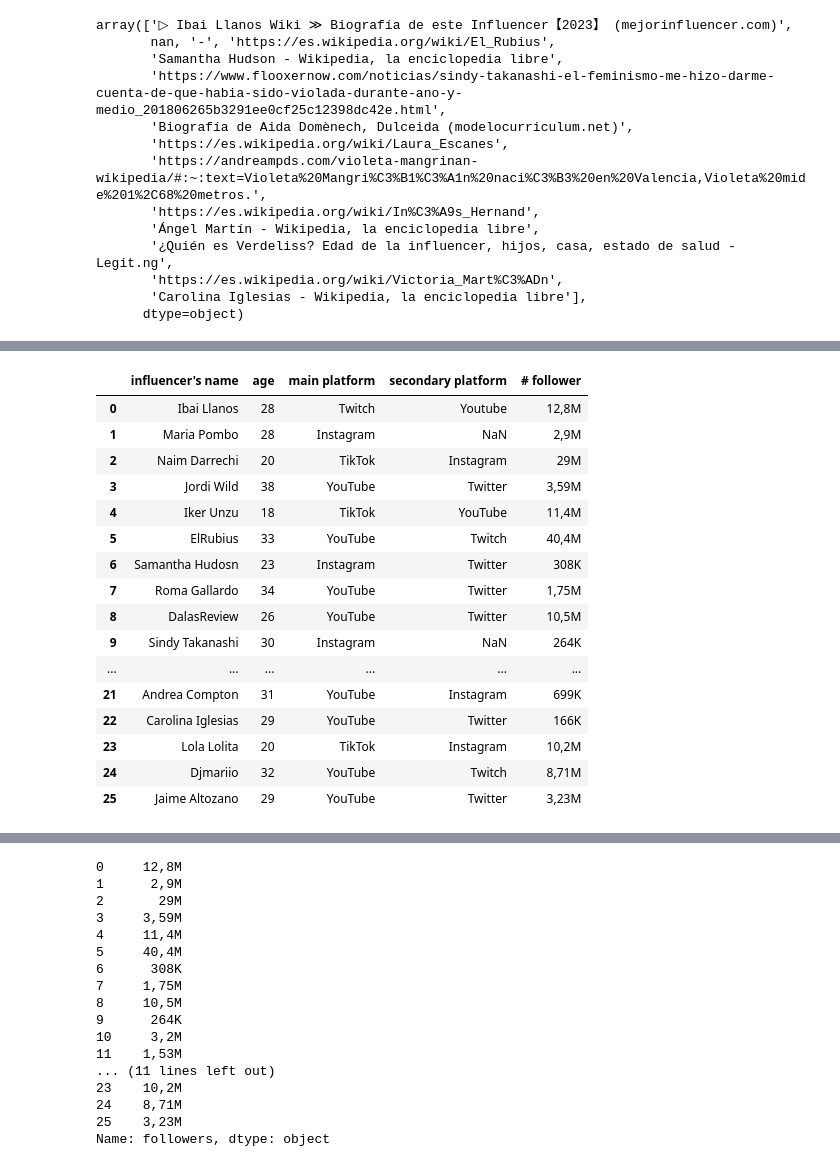
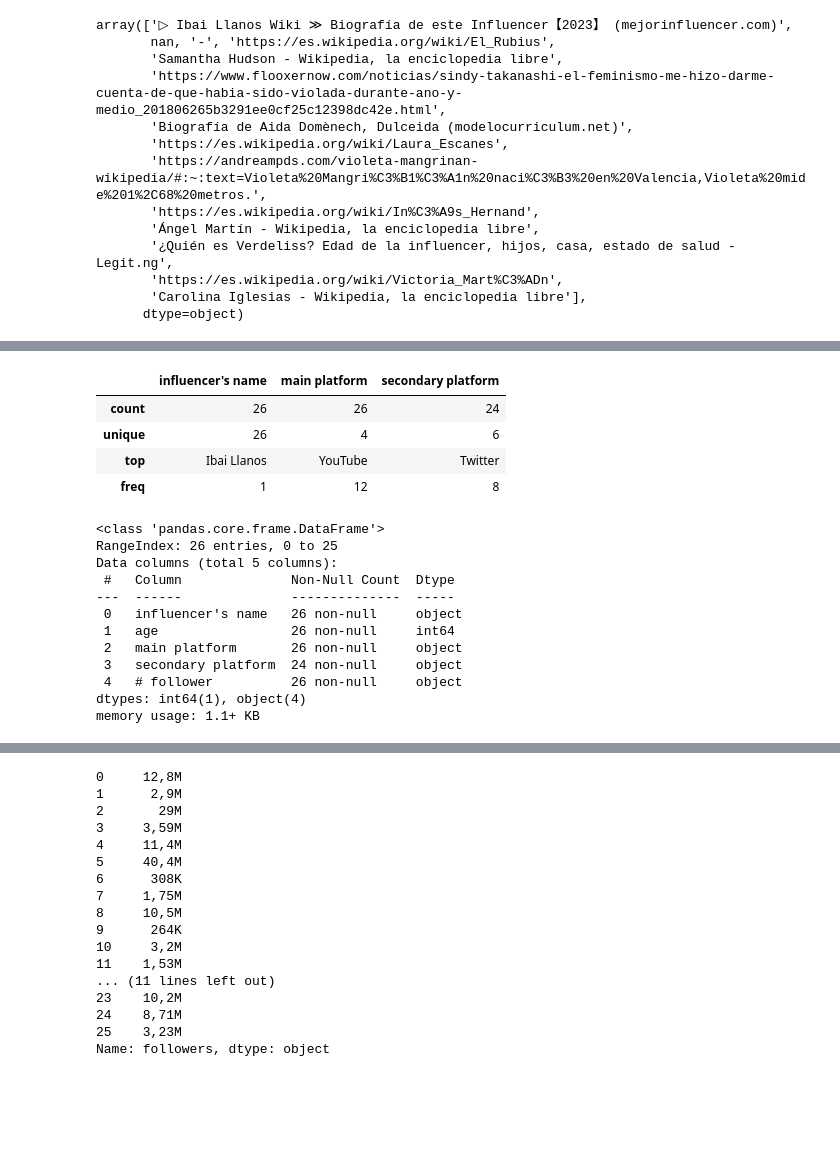
Before and after one commit to celefigs/EDA_Feminism_Influencers_Spain, a Jupyter notebook: main.ipynb, the cells around one changed output, grey strips where cells are left out. Drawn from its saved outputs; the diff is of its cells as text; code cells hidden in the pictures; blank space fills up the shorter version.

```diff
--- a/main.ipynb
+++ b/main.ipynb
@@ -134,20 +165,23 @@ df_influencers = df_influencers.drop(['id','real name', 'ref. edad', 'education'
+# %%
+df_influencers.describe(exclude='number') #explicar este cuadro, interesante
+# %% [output]
+|  | influencer's name | main platform | secondary platform |
+| count | 26 | 26 | 24 |
+| unique | 26 | 4 | 6 |
+| top | Ibai Llanos | YouTube | Twitter |
+| freq | 1 | 12 | 8 |
 # %%
-df_influencers
+df_influencers.info() #no
 # %% [output]
-|  | influencer's name | age | main platform | secondary platform | # follower |
-| 0 | Ibai Llanos | 28 | Twitch | Youtube | 12,8M |
-| 1 | Maria Pombo | 28 | Instagram | NaN | 2,9M |
-| 2 | Naim Darrechi | 20 | TikTok | Instagram | 29M |
-| 3 | Jordi Wild | 38 | YouTube | Twitter | 3,59M |
-| 4 | Iker Unzu | 18 | TikTok | YouTube | 11,4M |
-| 5 | ElRubius | 33 | YouTube | Twitch | 40,4M |
-| 6 | Samantha Hudosn | 23 | Instagram | Twitter | 308K |
-| 7 | Roma Gallardo | 34 | YouTube | Twitter | 1,75M |
-| 8 | DalasReview | 26 | YouTube | Twitter | 10,5M |
-| 9 | Sindy Takanashi | 30 | Instagram | NaN | 264K |
-| ... | ... | ... | ... | ... | ... |
-| 21 | Andrea Compton | 31 | YouTube | Instagram | 699K |
-| 22 | Carolina Iglesias | 29 | YouTube | Twitter | 166K |
-| 23 | Lola Lolita | 20 | TikTok | Instagram | 10,2M |
-| 24 | Djmariio | 32 | YouTube | Twitch | 8,71M |
-| 25 | Jaime Altozano | 29 | YouTube | Twitter | 3,23M |
+<class 'pandas.core.frame.DataFrame'>
+RangeIndex: 26 entries, 0 to 25
+Data columns (total 5 columns):
+ #   Column              Non-Null Count  Dtype
+---  ------              --------------  -----
+ 0   influencer's name   26 non-null     object
+ 1   age                 26 non-null     int64
+ 2   main platform       26 non-null     object
+ 3   secondary platform  24 non-null     object
+ 4   # follower          26 non-null     object
+dtypes: int64(1), object(4)
+memory usage: 1.1+ KB
```
Also changed, not shown: parts of 17 cells of this notebook, 2 other files.
